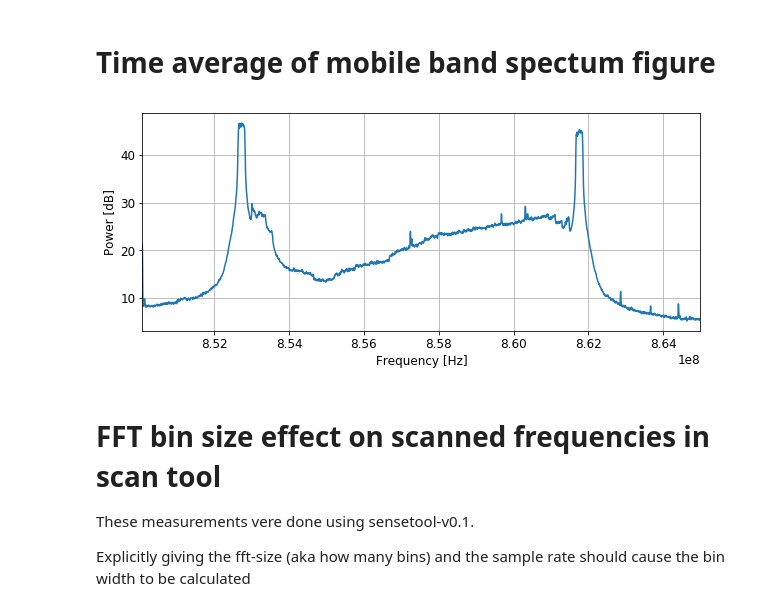
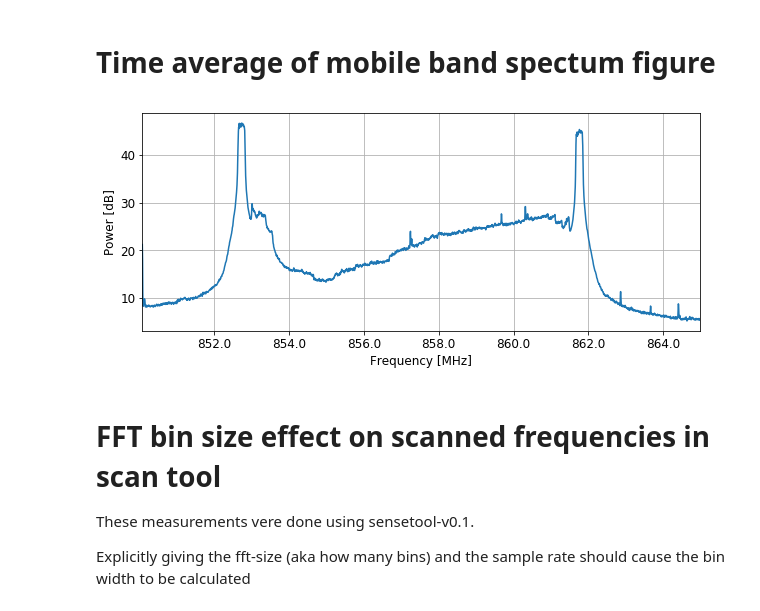
Before and after one commit to jarmokivekas/tuamk-thesis, a Jupyter notebook: spectrum-sense-data-processing.ipynb, the cells around one changed output. Saved outputs shown, nothing was run; the diff lists cells and outputs as text; code cells hidden in the pictures.

```diff
--- a/spectrum-sense-data-processing.ipynb
+++ b/spectrum-sense-data-processing.ipynb
@@ -315,0 +305,27 @@ data = np.array([
+# %%
+from matplotlib.ticker import FuncFormatter
+
+matplotlib.rcParams.update({'font.size': 12})
+
+
+# cols: FFT size [count], power [dBFS]
+data = np.array([
+    [8192, -116.4],
+    [4098, -113.2],
+    [2048, -110.0],
+    [1024, -107.2],
+    [512, -103.7],
+    [256, -100.9],
+])
+
+fig = plt.figure(figsize=(10,4), dpi=300)
+
+plt.scatter(data[:,0], data[:,1], s=50, label='measurement')
+plt.plot([2**8, 2**13], [-101, -116], '--', label='ideal')
+plt.ylabel('Noise floor [dB]')
+plt.xlabel('FFT bin count')
+plt.legend()
+plt.semilogx(basex=2)
+plt.grid(which='both')
+plt.savefig('doc/img/noise-vs-bins.png', bbox_inches='tight', dpi = 300)
+plt.show()
@@ -426,17 +448,20 @@ for freq in freqs:
 # %%
 
 matplotlib.rcParams.update({'font.size': 12})
 
-plt.figure(figsize = (10,4))
+fig = plt.figure(figsize = (10,4))
+ax = fig.add_subplot(111)
+ax.xaxis.set_major_formatter(FuncFormatter(lambda x, pos: x/1e6))
+
 plt.ylabel("Power [dB]")
-plt.xlabel("Frequency [Hz]")
+plt.xlabel("Frequency [MHz]")
 plt.grid()
 plt.xlim(freqs.min(), freqs.max())
 plt.plot(freqs, powers)
 plt.savefig('doc/img/mobile-average-spectrum.png', dpi = 300, bbox_inches = 'tight')
 plt.show()
 # %% [output]
-[figure, old version]
+[figure, new version]
 # %% [markdown]
 
 # FFT bin size effect on scanned frequencies in scan tool
```
Also changed, not shown: parts of 4 cells of this notebook.
